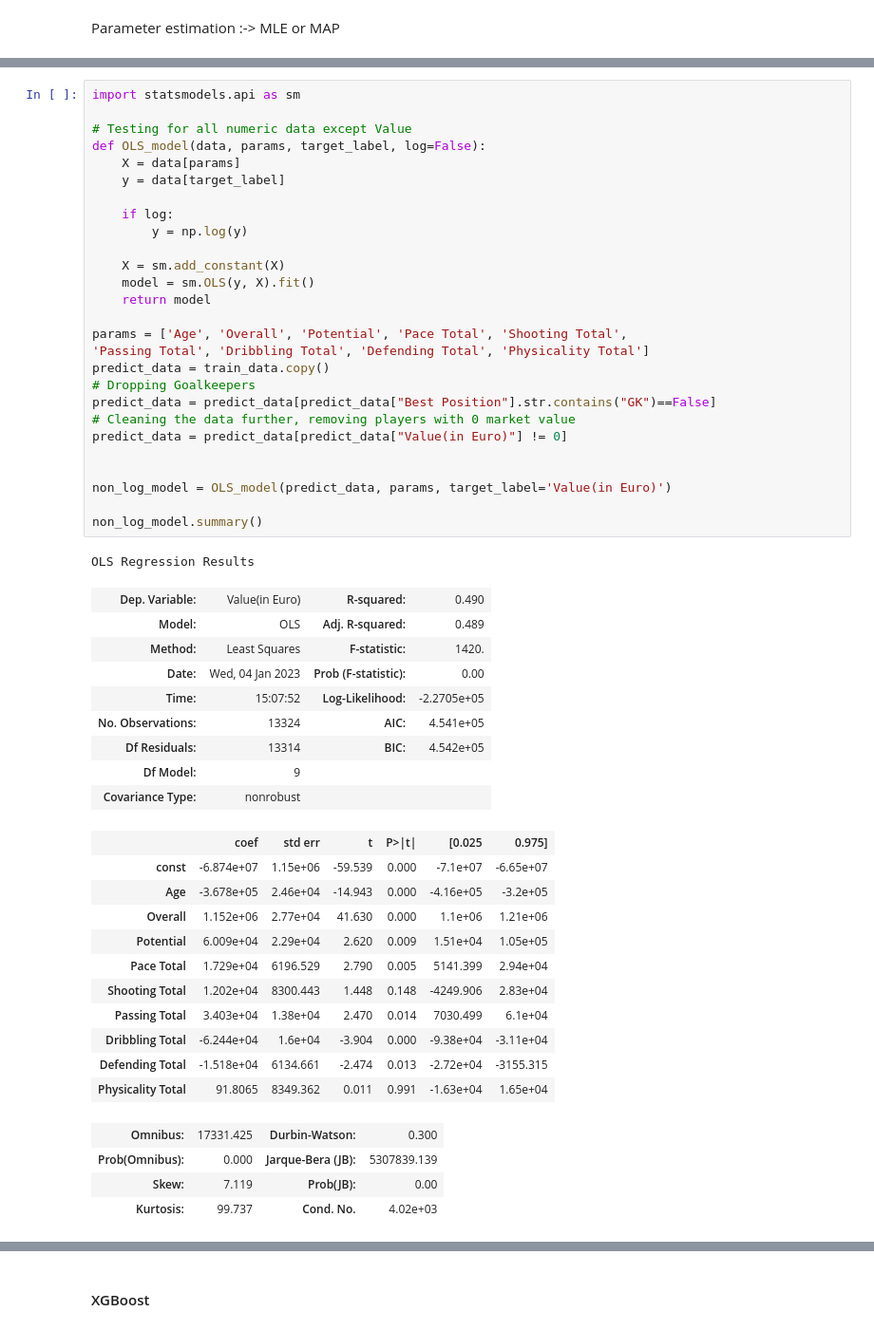
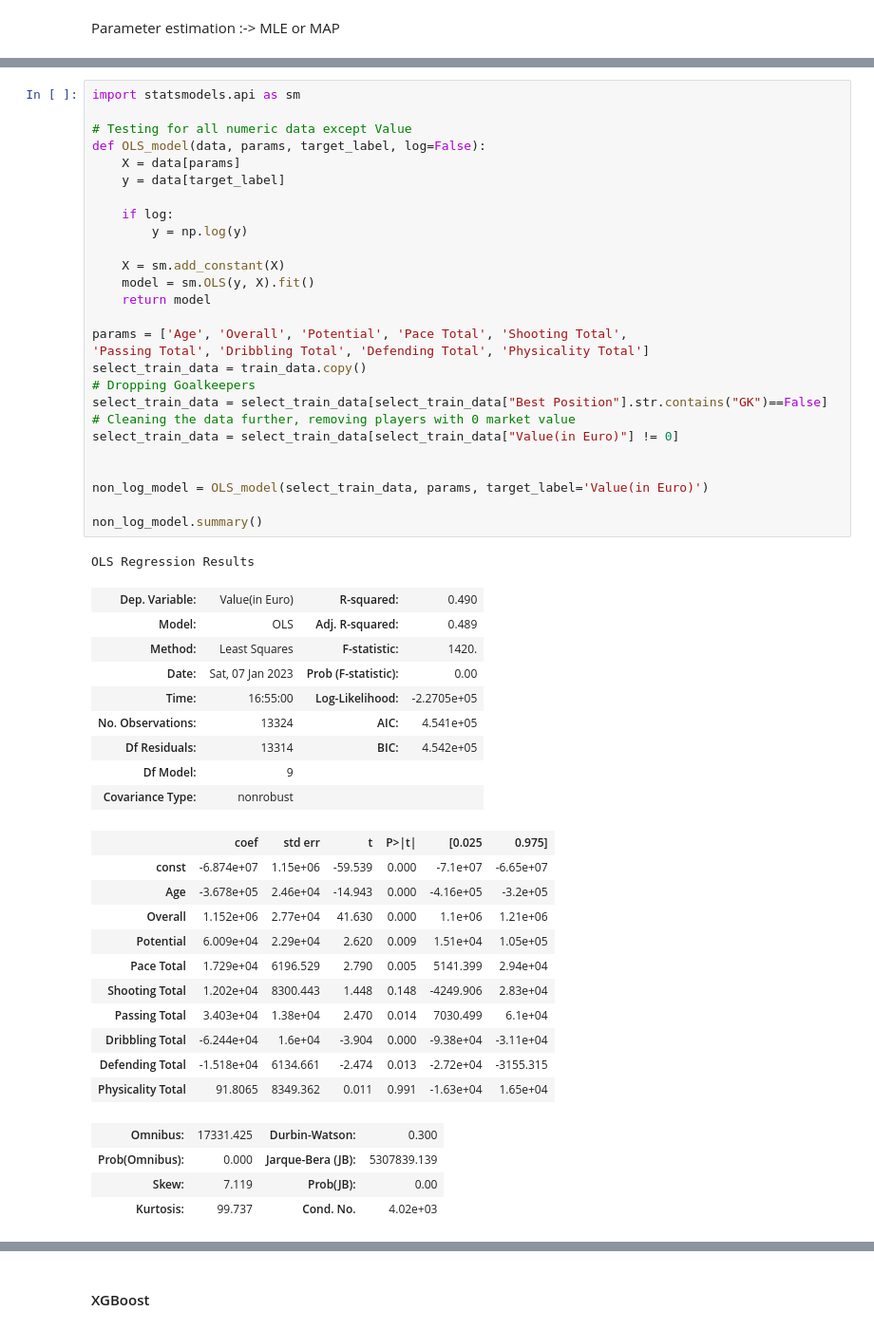
Before and after one commit to ValterMiari/Stats, a Jupyter notebook: Project/project_fifa.ipynb, the cells around one changed output, grey strips where cells are left out. Shown at 95% size. Cells and saved outputs as stored; diff of their text form.

```diff
--- a/Project/project_fifa.ipynb
+++ b/Project/project_fifa.ipynb
@@ -470,37 +476,37 @@ where,
 # %%
 import statsmodels.api as sm
 
 # Testing for all numeric data except Value
 def OLS_model(data, params, target_label, log=False):
     X = data[params]
     y = data[target_label]
 
     if log:
         y = np.log(y)
 
     X = sm.add_constant(X)
     model = sm.OLS(y, X).fit()
     return model
 
 params = ['Age', 'Overall', 'Potential', 'Pace Total', 'Shooting Total',
 'Passing Total', 'Dribbling Total', 'Defending Total', 'Physicality Total']
-predict_data = train_data.copy()
+select_train_data = train_data.copy()
 # Dropping Goalkeepers
-predict_data = predict_data[predict_data["Best Position"].str.contains("GK")==False]
+select_train_data = select_train_data[select_train_data["Best Position"].str.contains("GK")==False]
 # Cleaning the data further, removing players with 0 market value
-predict_data = predict_data[predict_data["Value(in Euro)"] != 0]
+select_train_data = select_train_data[select_train_data["Value(in Euro)"] != 0]
 
 
-non_log_model = OLS_model(predict_data, params, target_label='Value(in Euro)')
+non_log_model = OLS_model(select_train_data, params, target_label='Value(in Euro)')
 
 non_log_model.summary()
 # %% [output]
 OLS Regression Results
 | Dep. Variable: | Value(in Euro) | R-squared: | 0.490 |
 | Model: | OLS | Adj. R-squared: | 0.489 |
 | Method: | Least Squares | F-statistic: | 1420. |
-| Date: | Wed, 04 Jan 2023 | Prob (F-statistic): | 0.00 |
-| Time: | 15:07:52 | Log-Likelihood: | -2.2705e+05 |
+| Date: | Sat, 07 Jan 2023 | Prob (F-statistic): | 0.00 |
+| Time: | 16:55:00 | Log-Likelihood: | -2.2705e+05 |
 | No. Observations: | 13324 | AIC: | 4.541e+05 |
 | Df Residuals: | 13314 | BIC: | 4.542e+05 |
 | Df Model: | 9 |  |  |
```
Also changed, not shown: parts of 24 cells of this notebook.
